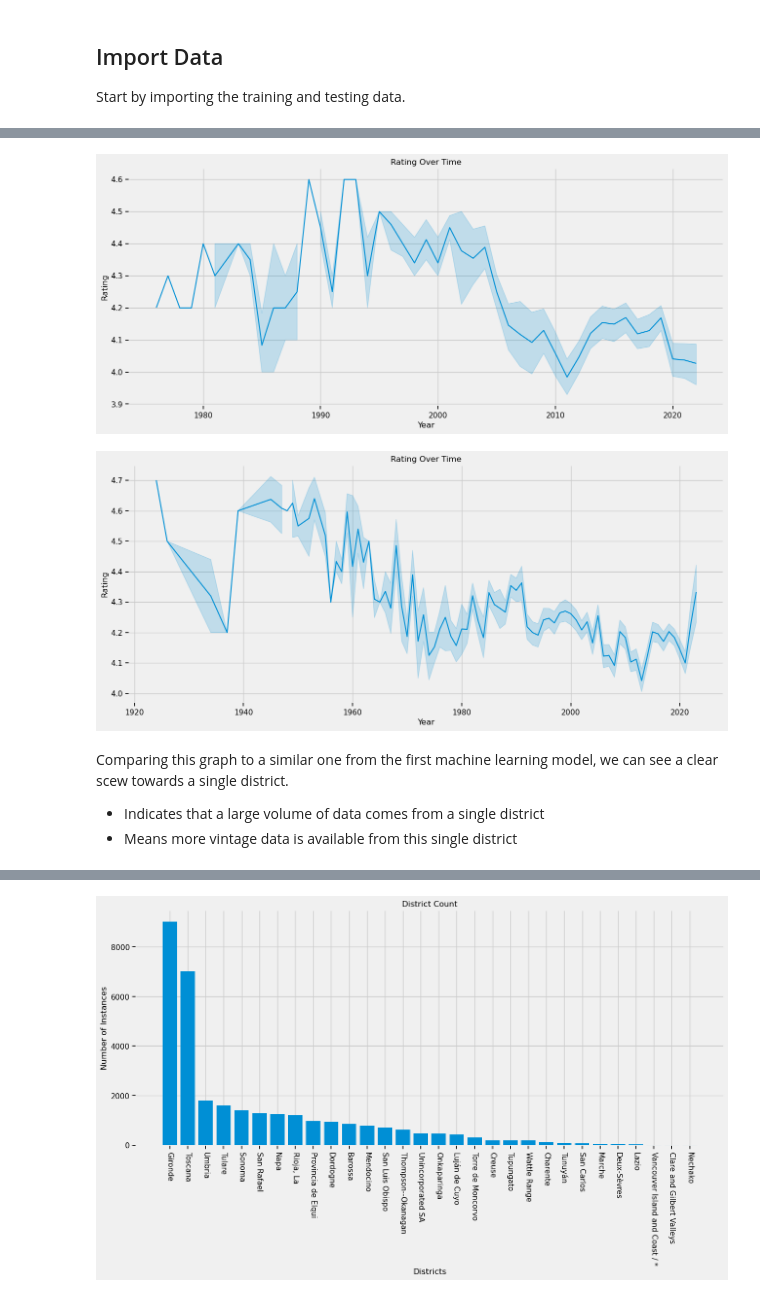
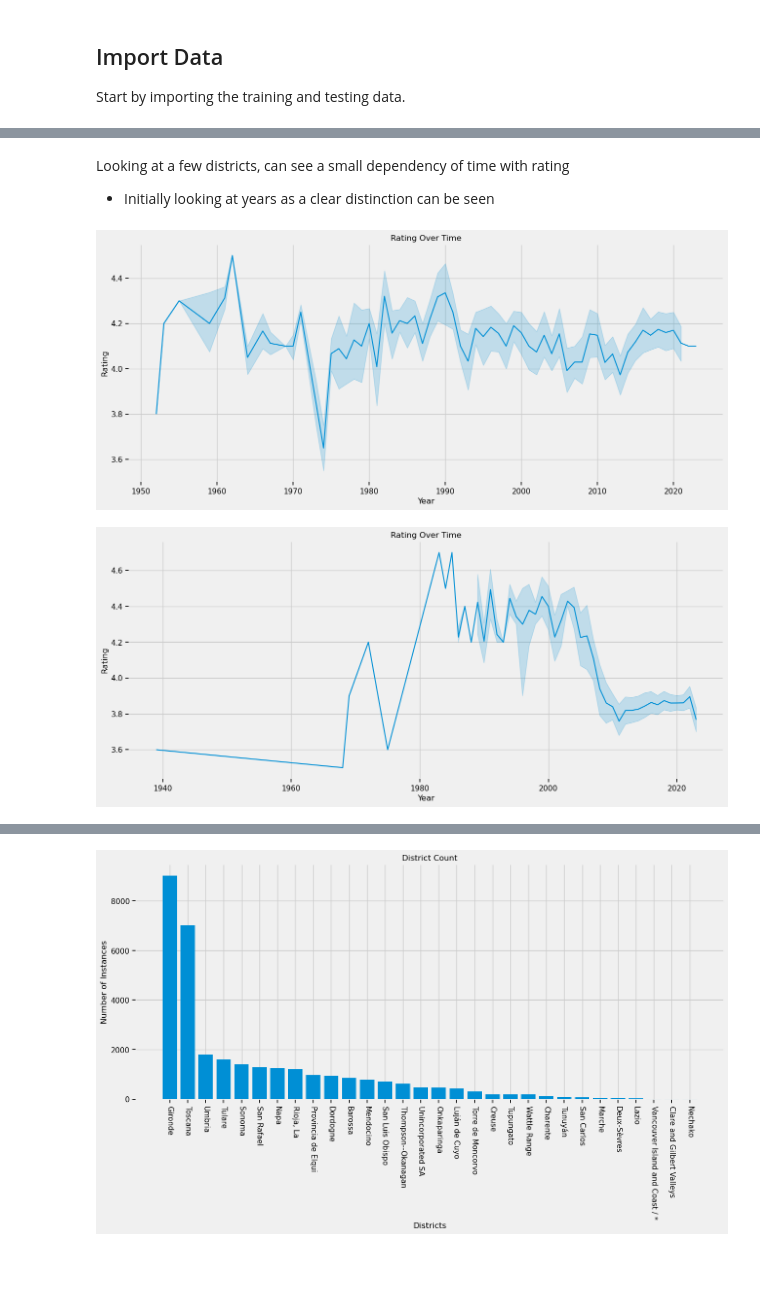
Before and after one commit to willhall2001/BreakinBadCode, a Jupyter notebook: 05_Machine_Leaning_Model_2.ipynb, the cells around one changed output, grey strips where cells are left out. Drawn from its saved outputs; the diff is of its cells as text; code cells hidden in the pictures; blank space fills up the shorter version.

Commit message:
Integrated alistairs code, debugged and formated training data model 1 and model 2

```diff
--- a/05_Machine_Leaning_Model_2.ipynb
+++ b/05_Machine_Leaning_Model_2.ipynb
@@ -83,25 +123,28 @@ Looking at the districts below, we can see clear time dependent trends in the da
+# %% [markdown]
+Looking at a few districts, can see a small dependency of time with rating
+- Initially looking at years as a clear distinction can be seen
 # %%
 #Set out figure size
 plt.figure(figsize=(14, 6))
 
 #Set out lineplot and data
-sns.lineplot(data = train[train['District'] == 'Sonoma'], x = 'Year', y = 'Ratings Average')
+sns.lineplot(data = train[train['District'] == 'Dordogne'], x = 'Year', y = 'Ratings Average')
 
 #Adding labels and title
 plt.xlabel('Year')
 plt.ylabel('Rating')
 plt.title('Rating Over Time')
 
 #Show the plot
 plt.show()
 # %% [output]
-[figure, old version]
+[figure, new version]
 # %%
 #Set out figure size
 plt.figure(figsize=(14, 6))
 
 #Set out lineplot and data
-sns.lineplot(data = train[train['District'] == 'Gironde'], x = 'Year', y = 'Ratings Average')
+sns.lineplot(data = train[train['District'] == 'Tulare'], x = 'Year', y = 'Ratings Average')
 
 #Adding labels and title
 plt.xlabel('Year')
@@ -111,8 +154,4 @@ plt.title('Rating Over Time')
 #Show the plot
 plt.show()
 # %% [output]
-[figure, old version]
+[figure, new version]
-# %% [markdown]
-Comparing this graph to a similar one from the first machine learning model, we can see a clear scew towards a single district.
-- Indicates that a large volume of data comes from a single district
-- Means more vintage data is available from this single district
```
Also changed, not shown: parts of 27 cells of this notebook, 4 other files.
